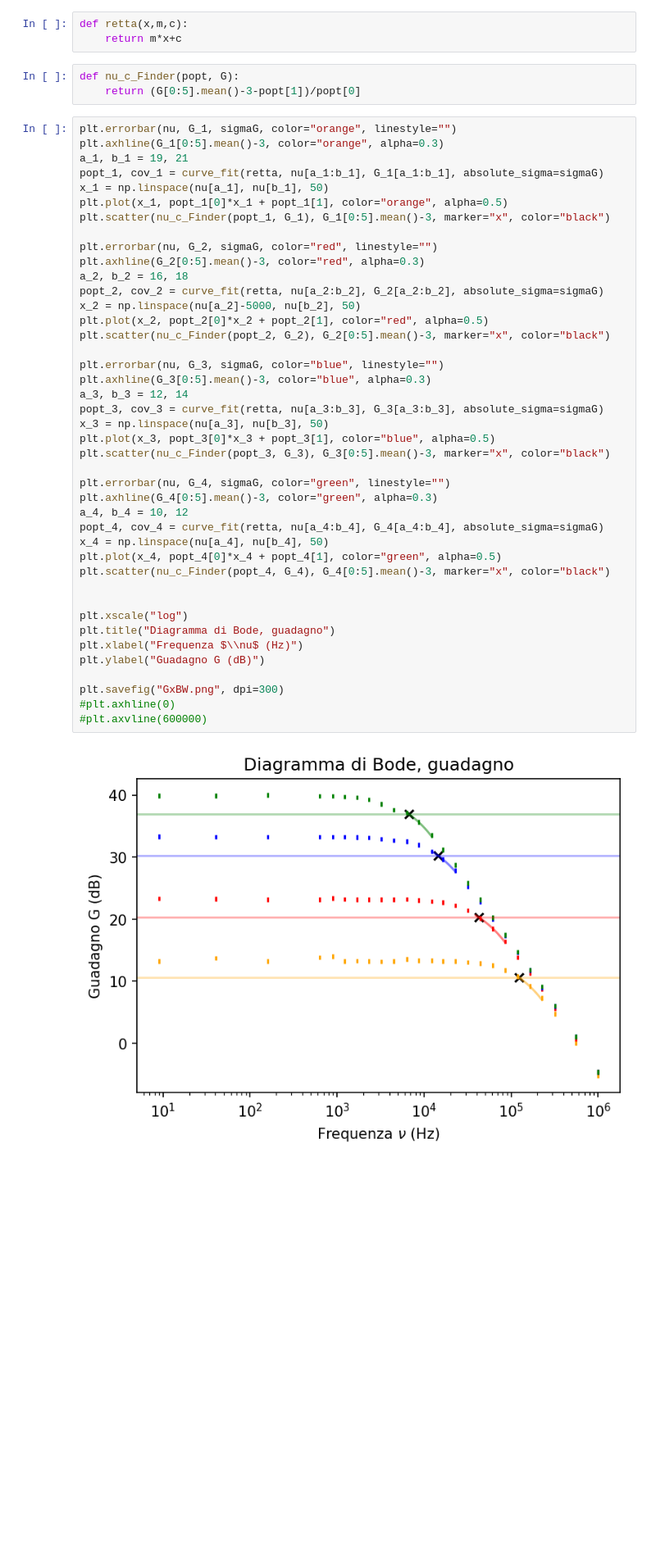
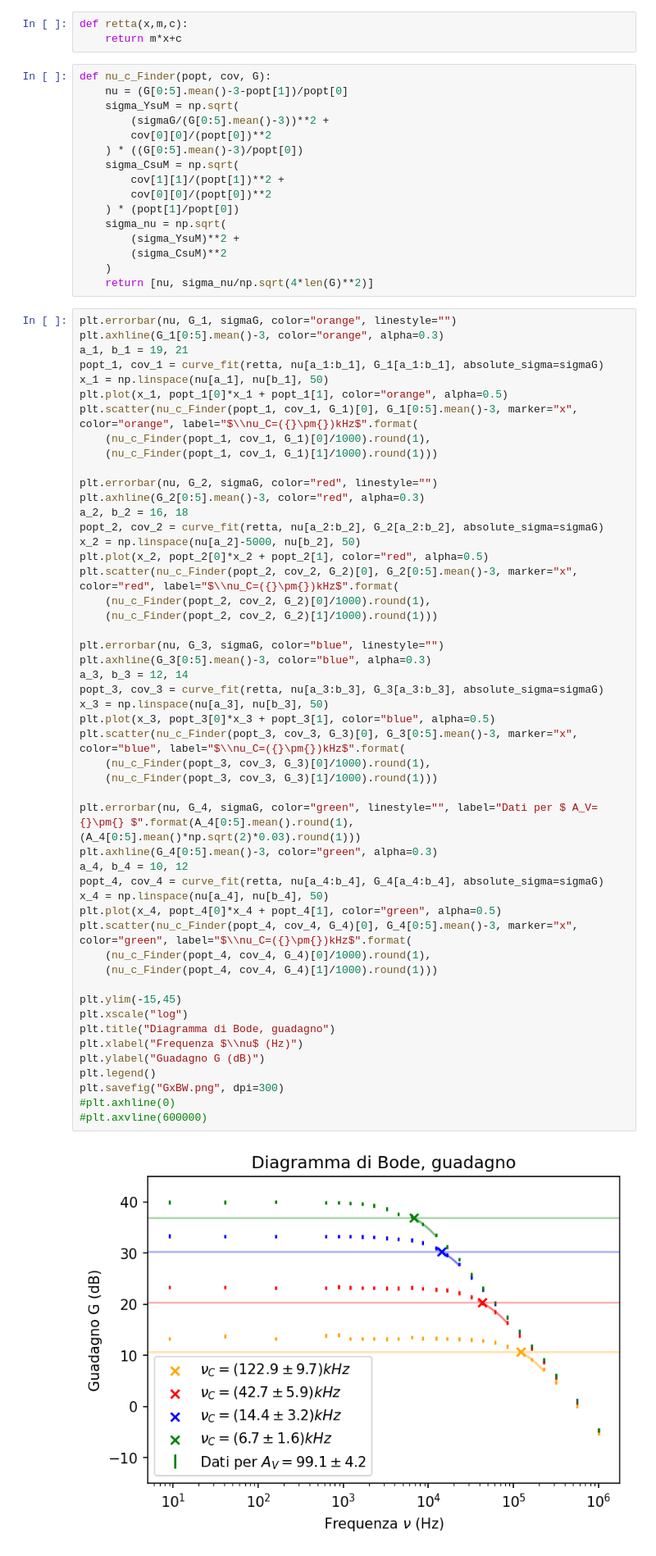
Before and after one commit to 1892051/LabSS, a Jupyter notebook: LabSS/esperienza_4/book.ipynb, the cells around one changed output. Shown at 82% size. Cells and saved outputs as stored; diff of their text form; blank space fills up the shorter version.

```diff
--- a/LabSS/esperienza_4/book.ipynb
+++ b/LabSS/esperienza_4/book.ipynb
@@ -100,9 +100,22 @@ sigma_G = lambda a: sigmaG
 # %%
 def retta(x,m,c):
     return m*x+c
-# %%
-def nu_c_Finder(popt, G):
-    return (G[0:5].mean()-3-popt[1])/popt[0]
+# %%
+def nu_c_Finder(popt, cov, G):
+    nu = (G[0:5].mean()-3-popt[1])/popt[0]
+    sigma_YsuM = np.sqrt(
+        (sigmaG/(G[0:5].mean()-3))**2 +
+        cov[0][0]/(popt[0])**2
+    ) * ((G[0:5].mean()-3)/popt[0])
+    sigma_CsuM = np.sqrt(
+        cov[1][1]/(popt[1])**2 +
+        cov[0][0]/(popt[0])**2
+    ) * (popt[1]/popt[0])
+    sigma_nu = np.sqrt(
+        (sigma_YsuM)**2 +
+        (sigma_CsuM)**2
+    )
+    return [nu, sigma_nu/np.sqrt(4*len(G)**2)]
 # %%
 plt.errorbar(nu, G_1, sigmaG, color="orange", linestyle="")
 plt.axhline(G_1[0:5].mean()-3, color="orange", alpha=0.3)
@@ -110,43 +123,51 @@ a_1, b_1 = 19, 21
 popt_1, cov_1 = curve_fit(retta, nu[a_1:b_1], G_1[a_1:b_1], absolute_sigma=sigmaG)
 x_1 = np.linspace(nu[a_1], nu[b_1], 50)
 plt.plot(x_1, popt_1[0]*x_1 + popt_1[1], color="orange", alpha=0.5)
-plt.scatter(nu_c_Finder(popt_1, G_1), G_1[0:5].mean()-3, marker="x", color="black")
+plt.scatter(nu_c_Finder(popt_1, cov_1, G_1)[0], G_1[0:5].mean()-3, marker="x", color="orange", label="$\\nu_C=({}\pm{})kHz$".format(
+    (nu_c_Finder(popt_1, cov_1, G_1)[0]/1000).round(1),
+    (nu_c_Finder(popt_1, cov_1, G_1)[1]/1000).round(1)))
 
 plt.errorbar(nu, G_2, sigmaG, color="red", linestyle="")
 plt.axhline(G_2[0:5].mean()-3, color="red", alpha=0.3)
 a_2, b_2 = 16, 18
 popt_2, cov_2 = curve_fit(retta, nu[a_2:b_2], G_2[a_2:b_2], absolute_sigma=sigmaG)
 x_2 = np.linspace(nu[a_2]-5000, nu[b_2], 50)
 plt.plot(x_2, popt_2[0]*x_2 + popt_2[1], color="red", alpha=0.5)
-plt.scatter(nu_c_Finder(popt_2, G_2), G_2[0:5].mean()-3, marker="x", color="black")
+plt.scatter(nu_c_Finder(popt_2, cov_2, G_2)[0], G_2[0:5].mean()-3, marker="x", color="red", label="$\\nu_C=({}\pm{})kHz$".format(
+    (nu_c_Finder(popt_2, cov_2, G_2)[0]/1000).round(1),
+    (nu_c_Finder(popt_2, cov_2, G_2)[1]/1000).round(1)))
 
 plt.errorbar(nu, G_3, sigmaG, color="blue", linestyle="")
 plt.axhline(G_3[0:5].mean()-3, color="blue", alpha=0.3)
 a_3, b_3 = 12, 14
 popt_3, cov_3 = curve_fit(retta, nu[a_3:b_3], G_3[a_3:b_3], absolute_sigma=sigmaG)
 x_3 = np.linspace(nu[a_3], nu[b_3], 50)
 plt.plot(x_3, popt_3[0]*x_3 + popt_3[1], color="blue", alpha=0.5)
-plt.scatter(nu_c_Finder(popt_3, G_3), G_3[0:5].mean()-3, marker="x", color="black")
+plt.scatter(nu_c_Finder(popt_3, cov_3, G_3)[0], G_3[0:5].mean()-3, marker="x", color="blue", label="$\\nu_C=({}\pm{})kHz$".format(
+    (nu_c_Finder(popt_3, cov_3, G_3)[0]/1000).round(1),
+    (nu_c_Finder(popt_3, cov_3, G_3)[1]/1000).round(1)))
 
-plt.errorbar(nu, G_4, sigmaG, color="green", linestyle="")
+plt.errorbar(nu, G_4, sigmaG, color="green", linestyle="", label="Dati per $ A_V={}\pm{} $".format(A_4[0:5].mean().round(1), (A_4[0:5].mean()*np.sqrt(2)*0.03).round(1)))
 plt.axhline(G_4[0:5].mean()-3, color="green", alpha=0.3)
 a_4, b_4 = 10, 12
 popt_4, cov_4 = curve_fit(retta, nu[a_4:b_4], G_4[a_4:b_4], absolute_sigma=sigmaG)
 x_4 = np.linspace(nu[a_4], nu[b_4], 50)
 plt.plot(x_4, popt_4[0]*x_4 + popt_4[1], color="green", alpha=0.5)
-plt.scatter(nu_c_Finder(popt_4, G_4), G_4[0:5].mean()-3, marker="x", color="black")
+plt.scatter(nu_c_Finder(popt_4, cov_4, G_4)[0], G_4[0:5].mean()-3, marker="x", color="green", label="$\\nu_C=({}\pm{})kHz$".format(
+    (nu_c_Finder(popt_4, cov_4, G_4)[0]/1000).round(1),
+    (nu_c_Finder(popt_4, cov_4, G_4)[1]/1000).round(1)))
 
-
+plt.ylim(-15,45)
 plt.xscale("log")
 plt.title("Diagramma di Bode, guadagno")
 plt.xlabel("Frequenza $\\nu$ (Hz)")
 plt.ylabel("Guadagno G (dB)")
-
+plt.legend()
 plt.savefig("GxBW.png", dpi=300)
 #plt.axhline(0)
 #plt.axvline(600000)
 # %% [output]
-[figure, old version]
+[figure, new version]
 # %%
 GxBW_1 = nu_c_Finder(popt_1, G_1)*A_1[0:5].mean()
 GxBW_2 = nu_c_Finder(popt_2, G_2)*A_2[0:5].mean()
```
Also changed, not shown: parts of 2 cells of this notebook.
